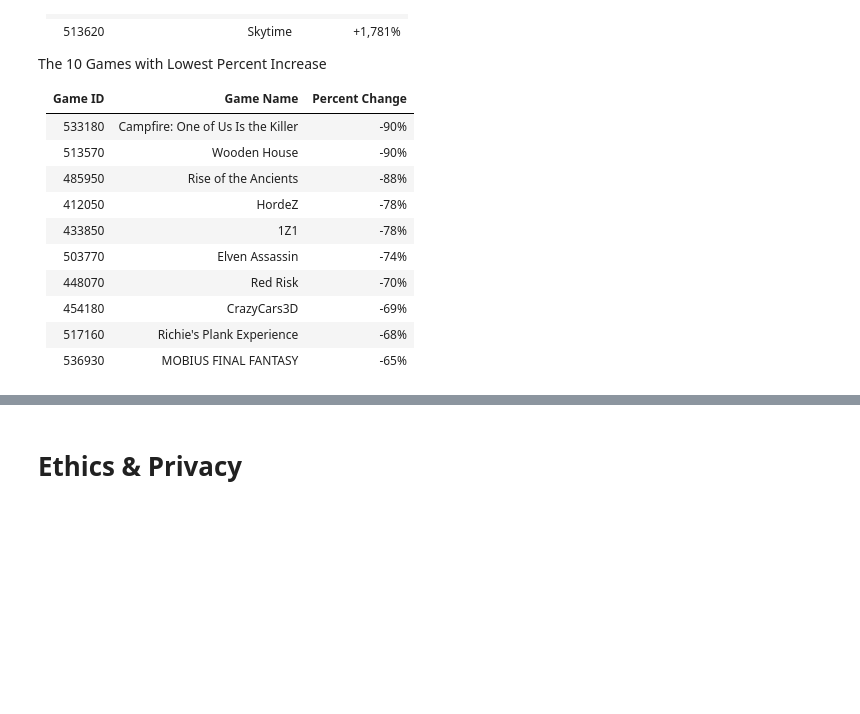
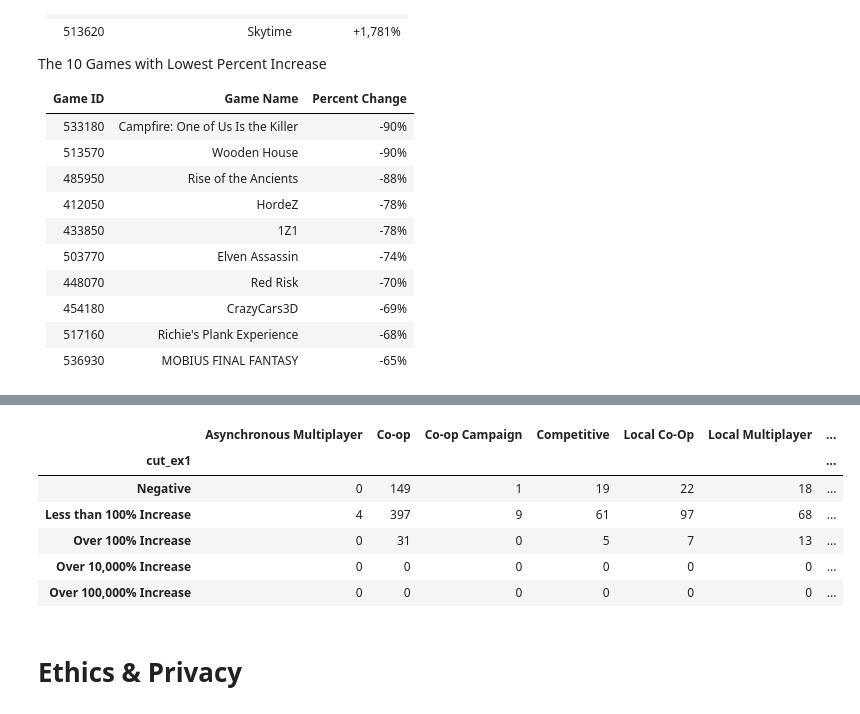
Before and after one commit to tnn050/Social-Gaming-During-COVID-19, a Jupyter notebook: FinalProject_group044.ipynb, the cells around one changed output, grey strips where cells are left out. Drawn from its saved outputs; the diff is of its cells as text; code cells hidden in the pictures; blank space fills up the shorter version.

```diff
--- a/FinalProject_group044.ipynb
+++ b/FinalProject_group044.ipynb
@@ -813,3 +922,15 @@ Now that we having the percent change for each game from before and after the pa
+# %%
+all_test_df = all_genres_tags_df.groupby(['cut_ex1']).sum().drop(columns=['ID', 'percent_change'])
+all_test_df
+# NEED TO ANALYZE THIS!!!
+# %% [output]
+|  | Asynchronous Multiplayer | Co-op | Co-op Campaign | Competitive | Local Co-Op | Local Multiplayer | ... |
+| cut_ex1 |  |  |  |  |  |  | ... |
+| Negative | 0 | 149 | 1 | 19 | 22 | 18 | ... |
+| Less than 100% Increase | 4 | 397 | 9 | 61 | 97 | 68 | ... |
+| Over 100% Increase | 0 | 31 | 0 | 5 | 7 | 13 | ... |
+| Over 10,000% Increase | 0 | 0 | 0 | 0 | 0 | 0 | ... |
+| Over 100,000% Increase | 0 | 0 | 0 | 0 | 0 | 0 | ... |
 # %% [markdown]
 # Ethics & Privacy
 # %% [markdown]
```
Also changed, not shown: parts of 10 cells of this notebook.
